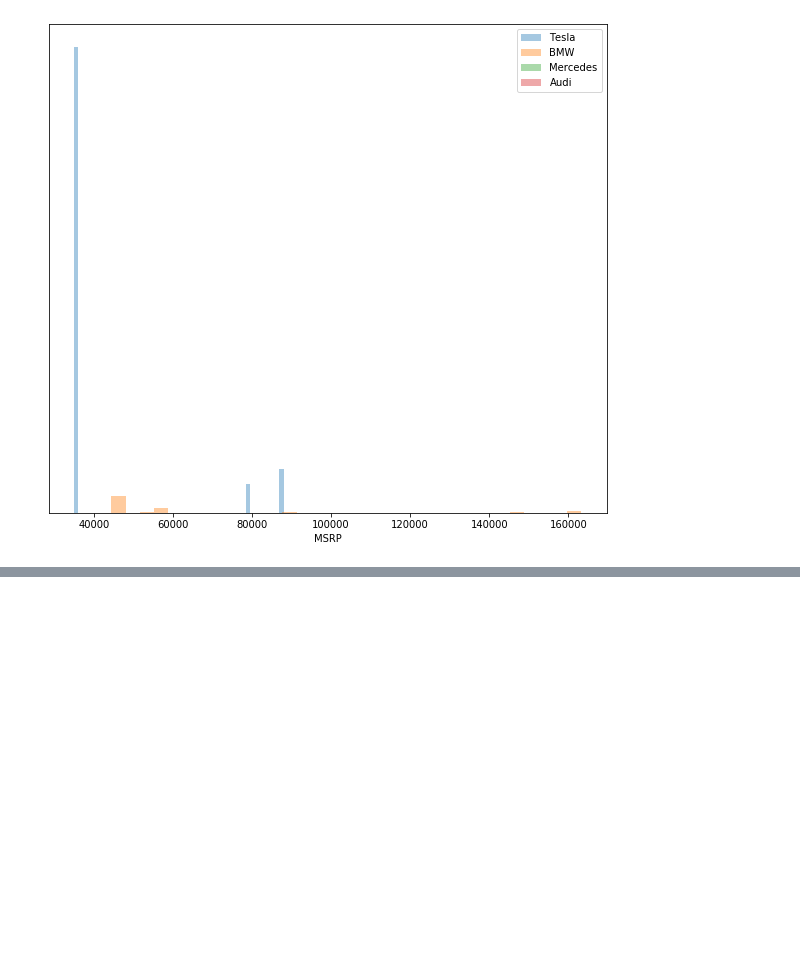
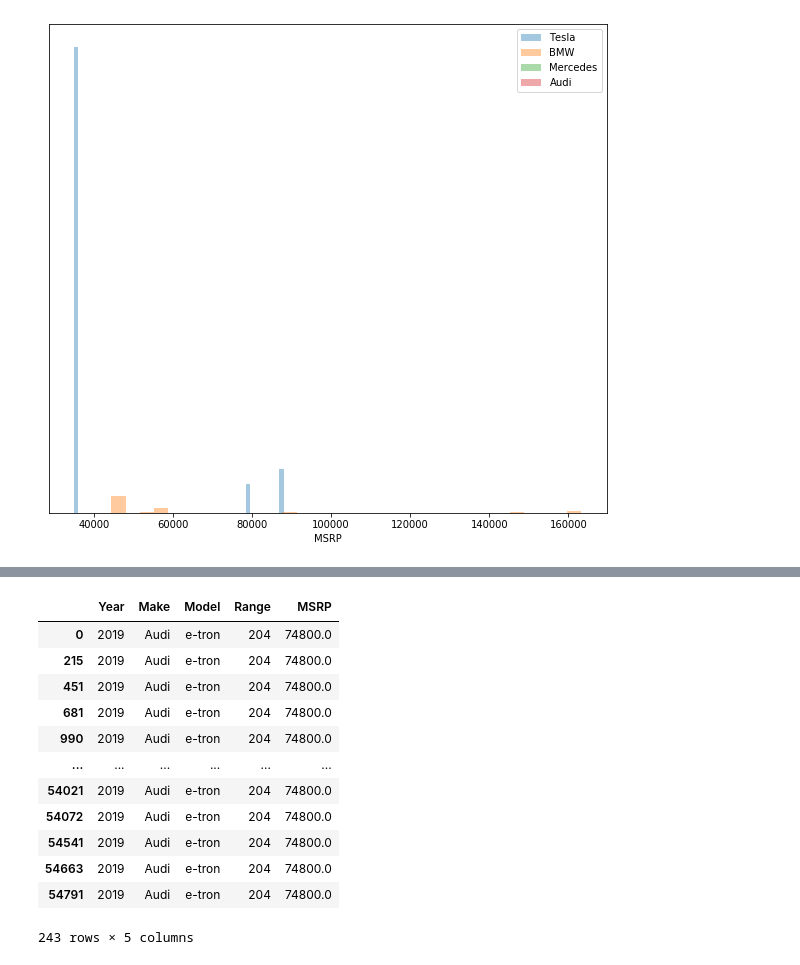
Before and after one commit to jeffersonzaki/Electric-vs-Gasoline-Vehicles, a Jupyter notebook: Technical-Notebook.zj/stats_test.ipynb, the cells around one changed output, grey strips where cells are left out. Saved outputs shown, nothing was run; the diff lists cells and outputs as text; code cells hidden in the pictures; blank space fills up the shorter version.

```diff
--- a/Technical-Notebook.zj/stats_test.ipynb
+++ b/Technical-Notebook.zj/stats_test.ipynb
@@ -154,0 +125,21 @@ TabError: inconsistent use of tabs and spaces in indentation (<ipython-input-58-
+# %%
+def audi(df):
+    audi_ev = df.loc[df.Make == "Audi"]
+    audi_ev = audi_ev.loc[audi_ev.Year == 2019]
+    return audi_ev
+# %%
+audi(ev_df)
+# %% [output]
+|  | Year | Make | Model | Range | MSRP |
+| 0 | 2019 | Audi | e-tron | 204 | 74800.0 |
+| 215 | 2019 | Audi | e-tron | 204 | 74800.0 |
+| 451 | 2019 | Audi | e-tron | 204 | 74800.0 |
+| 681 | 2019 | Audi | e-tron | 204 | 74800.0 |
+| 990 | 2019 | Audi | e-tron | 204 | 74800.0 |
+| ... | ... | ... | ... | ... | ... |
+| 54021 | 2019 | Audi | e-tron | 204 | 74800.0 |
+| 54072 | 2019 | Audi | e-tron | 204 | 74800.0 |
+| 54541 | 2019 | Audi | e-tron | 204 | 74800.0 |
+| 54663 | 2019 | Audi | e-tron | 204 | 74800.0 |
+| 54791 | 2019 | Audi | e-tron | 204 | 74800.0 |
+243 rows × 5 columns
```
Also changed, not shown: parts of 8 cells of this notebook, 1 other file.
